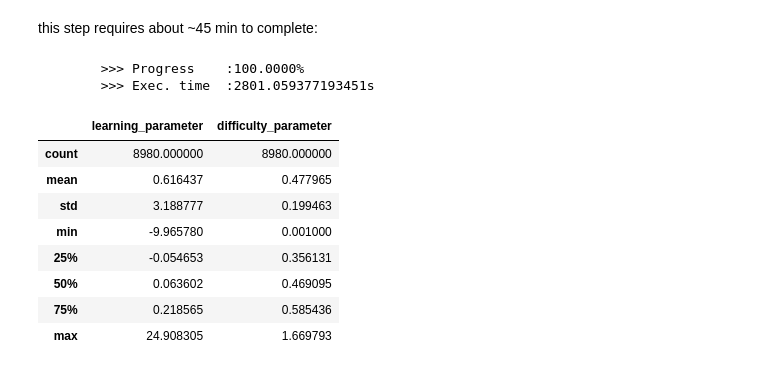
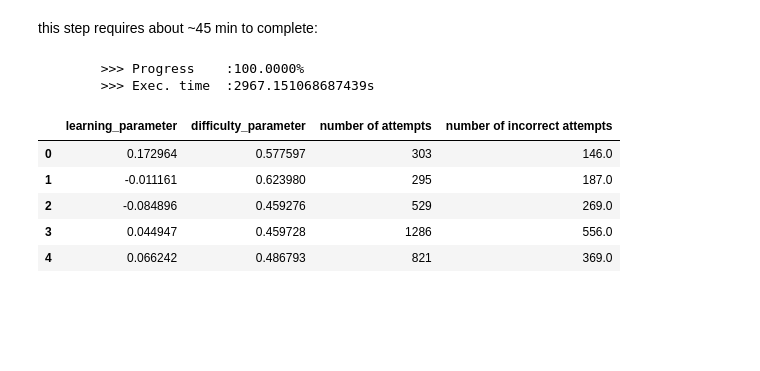
Before and after one commit to Dima806/udacity-mlnd-capstone, a Jupyter notebook: capstone-step2-final.ipynb, the cells around one changed output. Cells and saved outputs as stored; diff of their text form; code cells hidden in the pictures; blank space fills up the shorter version.

```diff
--- a/capstone-step2-final.ipynb
+++ b/capstone-step2-final.ipynb
@@ -41,11 +41,13 @@ this step requires about ~45 min to complete:
 
 start_time = time.time()
 
-#df = data.head(500000).copy()
+#df = data.head(50000).copy()
 df = data.copy()
 stud_list = df['Anon Student Id'].unique()
 cols=['learning_parameter', \
-     'difficulty_parameter']
+     'difficulty_parameter', \
+     'number of attempts', \
+     'number of incorrect attempts']
 
 numbers = []
 #stud_data = pd.DataFrame(columns=cols)
@@ -106,7 +108,7 @@ for stud_name in stud_list:
     x = solution.x
     y = calc_y(x)
 
-    numbers.append([x[1], x[0]])
+    numbers.append([x[1], x[0], len(xm), sum(ym)])
 
 #    print(x[1], x[0], C_stat(x0), C_stat(x))
 
@@ -117,17 +119,14 @@ end_time = time.time()
 print("\n\t>>> Exec. time\t:{}s".format(end_time-start_time))
 # %% [output]
         >>> Progress    :100.0000%
-        >>> Exec. time  :2801.059377193451s
+        >>> Exec. time  :2967.151068687439s
 # %%
-stud_data.describe()
+stud_data.head()
 # %% [output]
-|  | learning_parameter | difficulty_parameter |
-| count | 8980.000000 | 8980.000000 |
-| mean | 0.616437 | 0.477965 |
-| std | 3.188777 | 0.199463 |
-| min | -9.965780 | 0.001000 |
-| 25% | -0.054653 | 0.356131 |
-| 50% | 0.063602 | 0.469095 |
-| 75% | 0.218565 | 0.585436 |
-| max | 24.908305 | 1.669793 |
+|  | learning_parameter | difficulty_parameter | number of attempts | number of incorrect attempts |
+| 0 | 0.172964 | 0.577597 | 303 | 146.0 |
+| 1 | -0.011161 | 0.623980 | 295 | 187.0 |
+| 2 | -0.084896 | 0.459276 | 529 | 269.0 |
+| 3 | 0.044947 | 0.459728 | 1286 | 556.0 |
+| 4 | 0.066242 | 0.486793 | 821 | 369.0 |
 # %%
```
Also changed, not shown: parts of 3 cells of this notebook, 11 other files.
